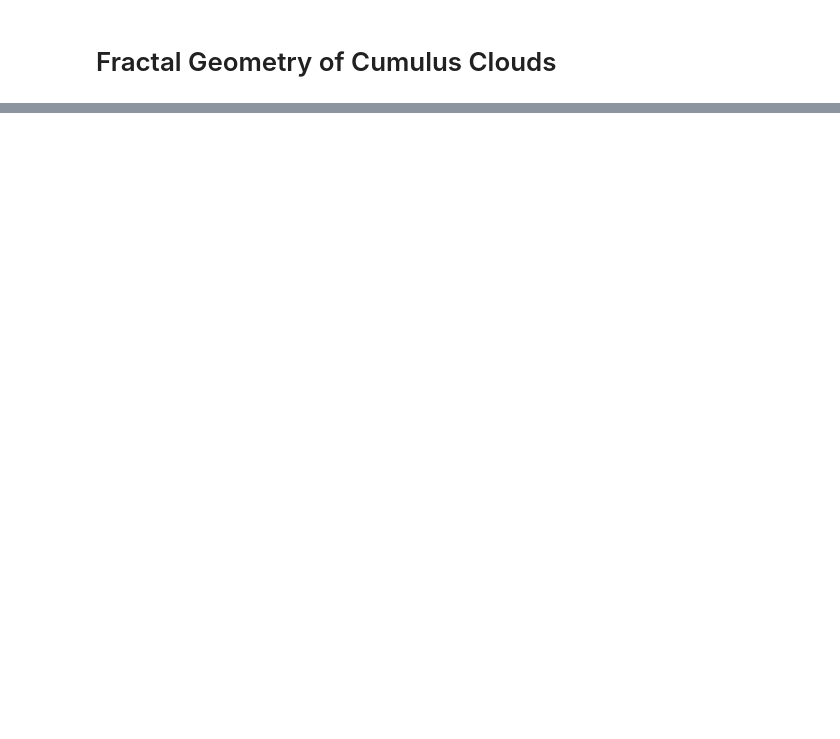
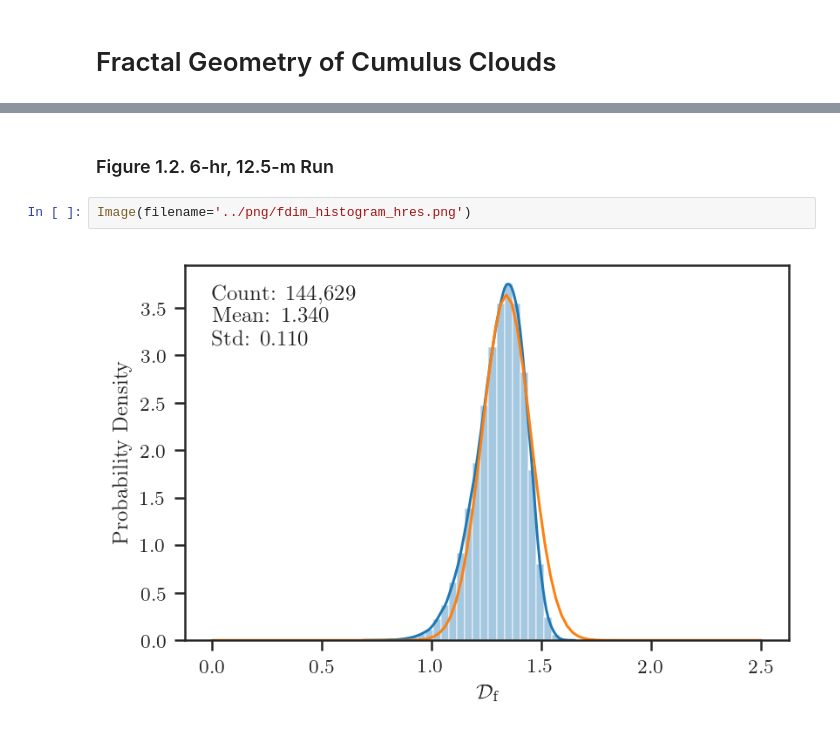
Before and after one commit to lorenghoh/fractal_clouds, a Jupyter notebook: notebook/fractal_clouds.ipynb, the cells around one changed output, grey strips where cells are left out. Cells and saved outputs as stored; diff of their text form; blank space fills up the shorter version.

```diff
--- a/notebook/fractal_clouds.ipynb
+++ b/notebook/fractal_clouds.ipynb
@@ -51,0 +74,6 @@ Image(filename='fdim_histogram_projected.png', width=800)
+# %% [markdown]
+### Figure 1.2. 6-hr, 12.5-m Run
+# %%
+Image(filename='../png/fdim_histogram_hres.png')
+# %% [output]
+[figure, added]
```
Also changed, not shown: parts of 46 cells of this notebook.
